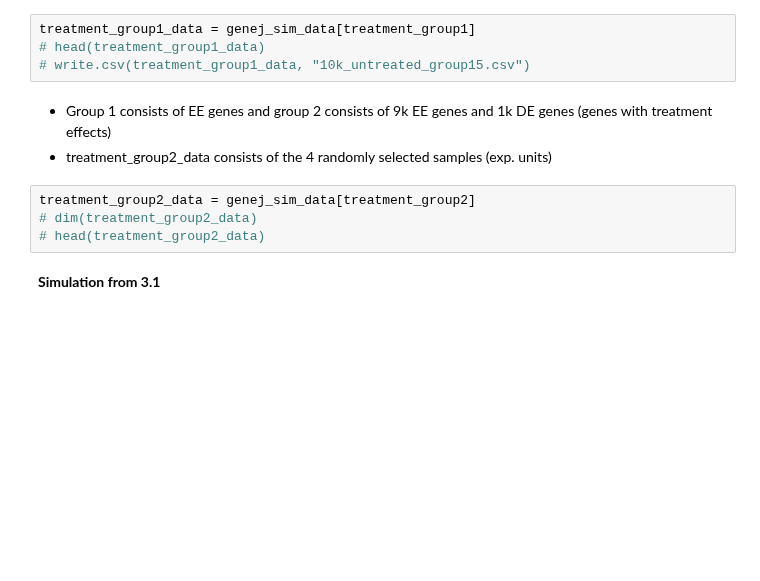
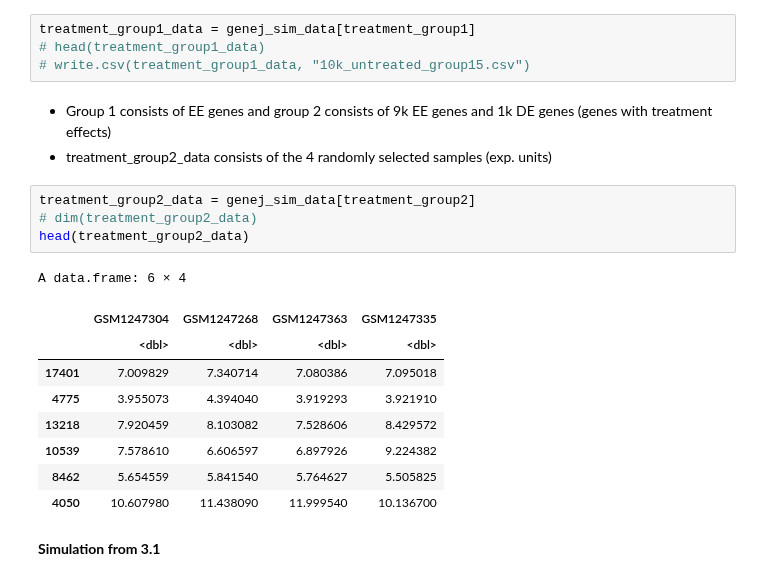
Before and after one commit to almedida/thesis, a Jupyter notebook: simulation_all.ipynb, the cells around one changed output. Cells and saved outputs as stored; diff of their text form; blank space fills up the shorter version.

```diff
--- a/simulation_all.ipynb
+++ b/simulation_all.ipynb
@@ -90,7 +90,17 @@ treatment_group1_data = genej_sim_data[treatment_group1]
 # %%
 treatment_group2_data = genej_sim_data[treatment_group2]
 # dim(treatment_group2_data)
-# head(treatment_group2_data)
+head(treatment_group2_data)
+# %% [output]
+A data.frame: 6 × 4
+|  | GSM1247304 | GSM1247268 | GSM1247363 | GSM1247335 |
+|  | <dbl> | <dbl> | <dbl> | <dbl> |
+| 17401 | 7.009829 | 7.340714 | 7.080386 | 7.095018 |
+| 4775 | 3.955073 | 4.394040 | 3.919293 | 3.921910 |
+| 13218 | 7.920459 | 8.103082 | 7.528606 | 8.429572 |
+| 10539 | 7.578610 | 6.606597 | 6.897926 | 9.224382 |
+| 8462 | 5.654559 | 5.841540 | 5.764627 | 5.505825 |
+| 4050 | 10.607980 | 11.438090 | 11.999540 | 10.136700 |
 # %% [markdown]
 **Simulation from 3.1**
 # %% [markdown]
```
Also changed, not shown: parts of 24 cells of this notebook.
